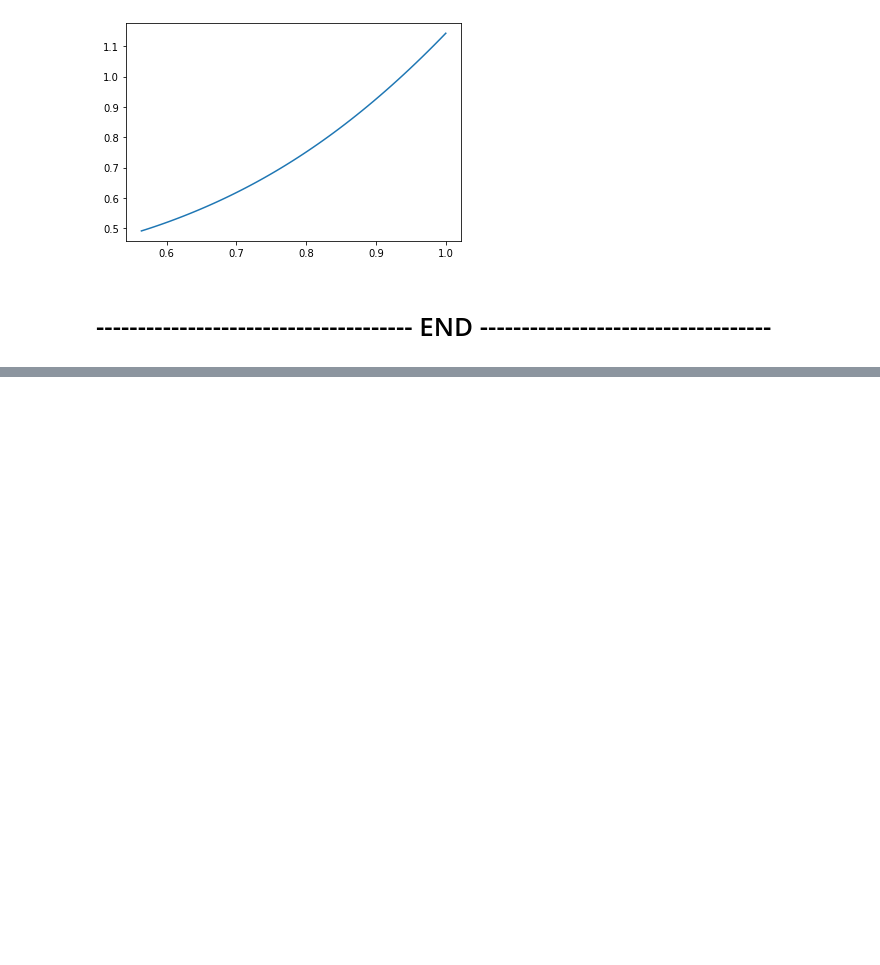
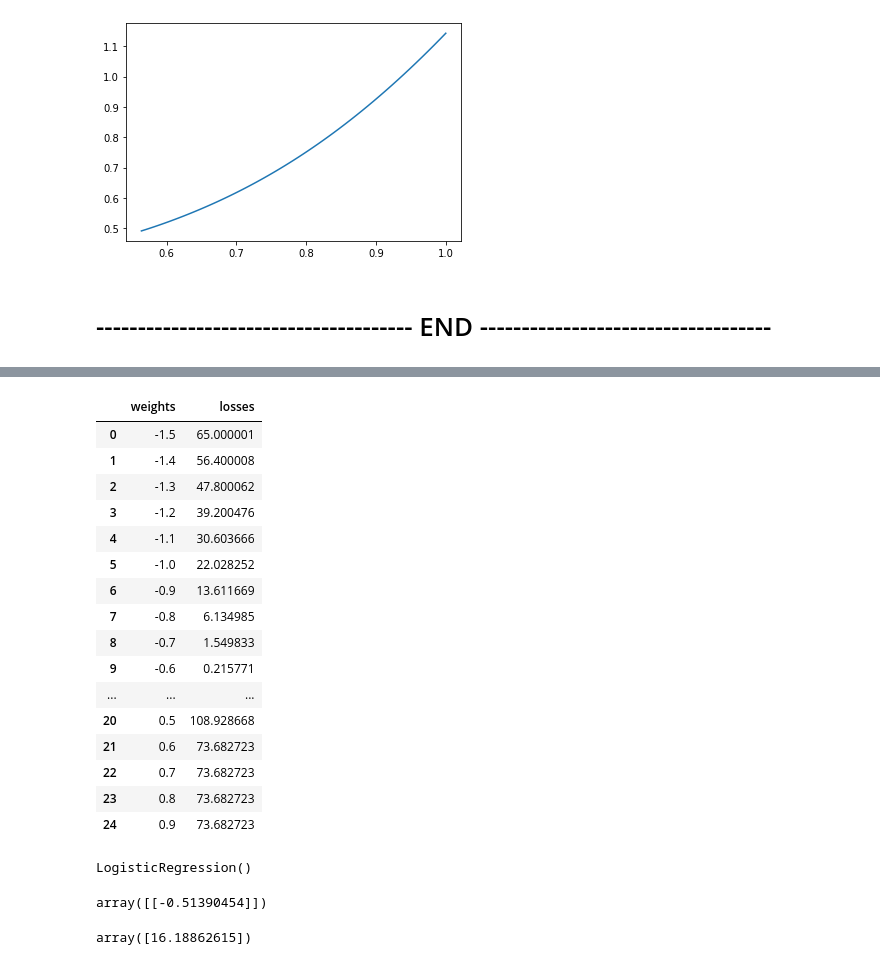
Before and after one commit to chaitanyamanem/Bank-Marketing, a Jupyter notebook: Bank Campaign Data Analysis.ipynb, the cells around one changed output, grey strips where cells are left out. Saved outputs shown, nothing was run; the diff lists cells and outputs as text; code cells hidden in the pictures; blank space fills up the shorter version.

```diff
--- a/Bank Campaign Data Analysis.ipynb
+++ b/Bank Campaign Data Analysis.ipynb
@@ -737,0 +779,35 @@ plt.show()
+# %%
+w_l = pd.DataFrame(zip(weights,losses),columns=['weights','losses'])
+w_l
+# %% [output]
+|  | weights | losses |
+| 0 | -1.5 | 65.000001 |
+| 1 | -1.4 | 56.400008 |
+| 2 | -1.3 | 47.800062 |
+| 3 | -1.2 | 39.200476 |
+| 4 | -1.1 | 30.603666 |
+| 5 | -1.0 | 22.028252 |
+| 6 | -0.9 | 13.611669 |
+| 7 | -0.8 | 6.134985 |
+| 8 | -0.7 | 1.549833 |
+| 9 | -0.6 | 0.215771 |
+| ... | ... | ... |
+| 20 | 0.5 | 108.928668 |
+| 21 | 0.6 | 73.682723 |
+| 22 | 0.7 | 73.682723 |
+| 23 | 0.8 | 73.682723 |
+| 24 | 0.9 | 73.682723 |
+# %%
+from sklearn.linear_model import LogisticRegression
+lr = LogisticRegression()
+lr.fit(data['age'].to_numpy().reshape(-1,1),data['outcome'].to_numpy())
+# %% [output]
+LogisticRegression()
+# %%
+lr.coef_
+# %% [output]
+array([[-0.51390454]])
+# %%
+lr.intercept_
+# %% [output]
+array([16.18862615])
```
Also changed, not shown: parts of 4 cells of this notebook, 1 other file.
